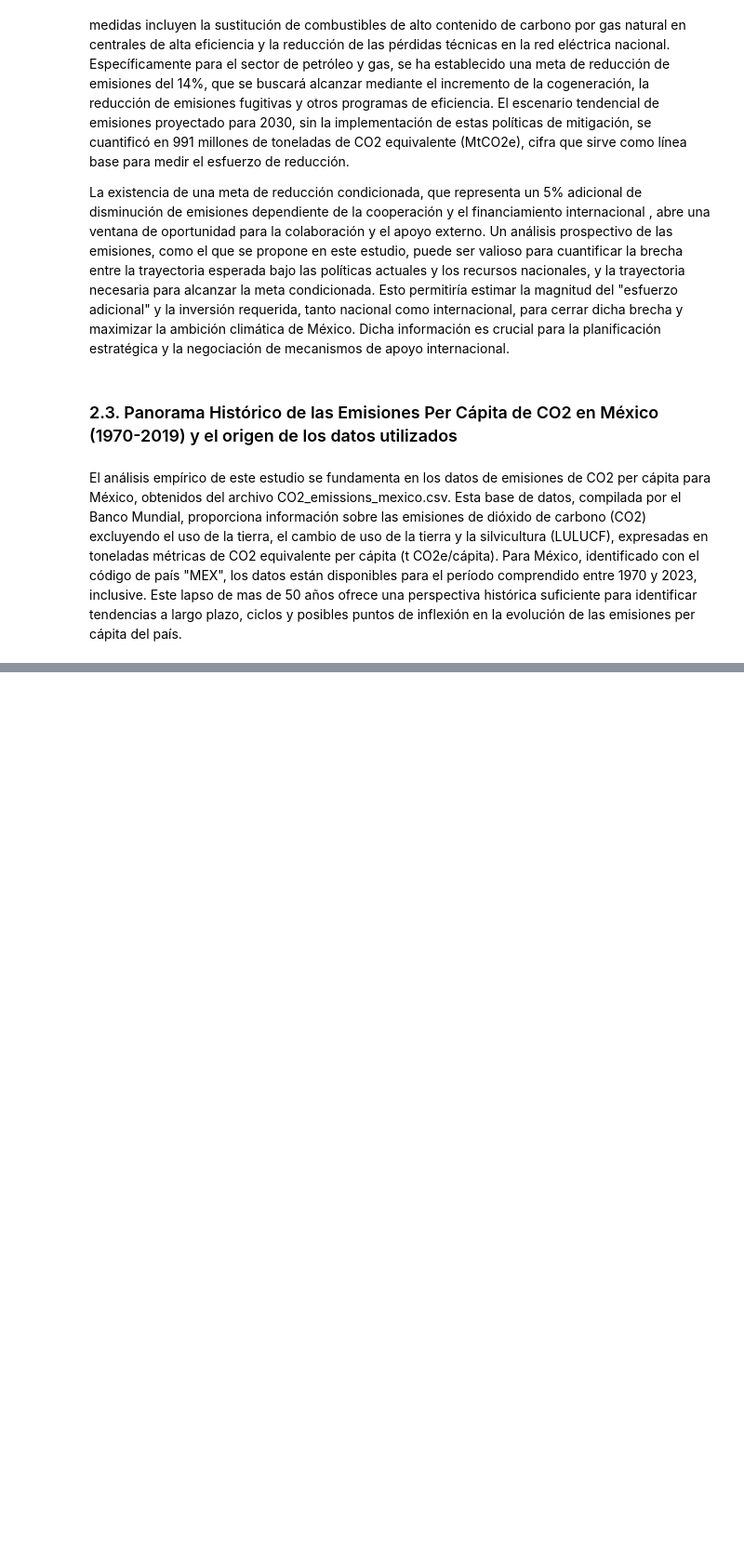
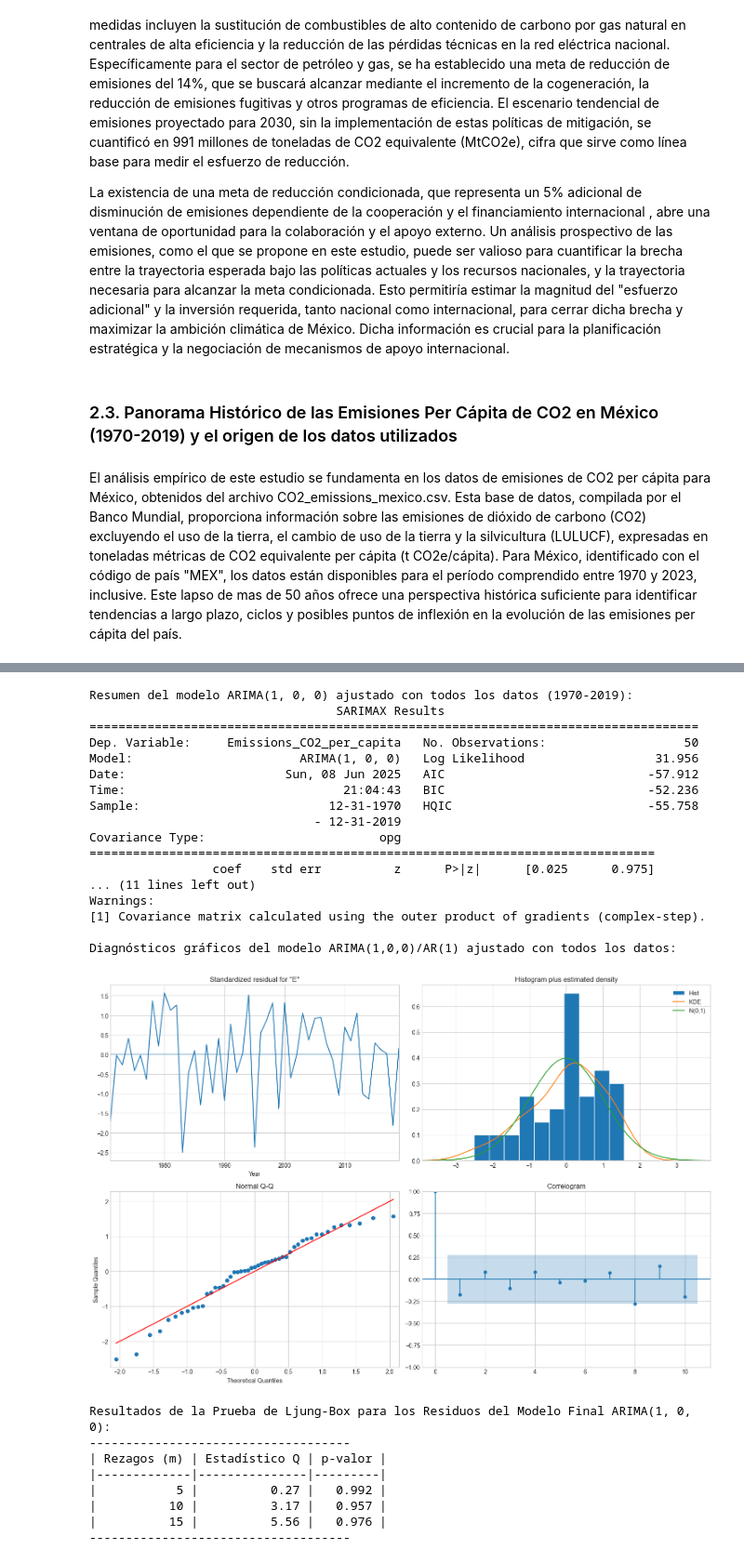
Before and after one commit to ClaudioGlez21/Pronosticar-para-Transformar, a Jupyter notebook: Pronosticar para Transformar.ipynb, the cells around one changed output, grey strips where cells are left out. Shown at 93% size. Drawn from its saved outputs; the diff is of its cells as text; code cells hidden in the pictures; blank space fills up the shorter version.

```diff
--- a/Pronosticar para Transformar.ipynb
+++ b/Pronosticar para Transformar.ipynb
@@ -580,0 +398,63 @@ No se ha seleccionado un mejor modelo para la generación de pronósticos.
+# %%
+from statsmodels.stats.diagnostic import acorr_ljungbox
+#Ajuste del modelo
+target_series_full = df_mexico_series['Emissions_CO2_per_capita']
+final_model_full_data = ARIMA(target_series_full, order=selected_order_for_eval, enforce_stationarity=False, enforce_invertibility=False)
+final_model_fit_full_data = final_model_full_data.fit()
+print(f"\nResumen del modelo ARIMA{selected_order_for_eval} ajustado con todos los datos (1970-2019):")
+print(final_model_fit_full_data.summary())
+
+# Análisis de residuos del modelo final ajustado con todos los datos
+residuals_full_data = final_model_fit_full_data.resid
+print("\nDiagnósticos gráficos del modelo ARIMA(1,0,0)/AR(1) ajustado con todos los datos:")
+final_model_fit_full_data.plot_diagnostics(figsize=(15, 10))
+plt.tight_layout()
+plt.show()
+
+# Prueba de Ljung-Box para los residuos del modelo final
+lags_lb_final = [5, 10, 15]  # Corregido: definir los rezagos a evaluar
+p, d, q = selected_order_for_eval
+df_ljungbox = p + q
+
+ljung_box_results_final = acorr_ljungbox(residuals_full_data, lags=lags_lb_final, model_df=df_ljungbox)
+
+print(f"\nResultados de la Prueba de Ljung-Box para los Residuos del Modelo Final ARIMA{selected_order_for_eval}:")
+print("------------------------------------")
+print("| Rezagos (m) | Estadístico Q | p-valor |")
+print("|-------------|---------------|---------|")
+
+# El DataFrame de Ljung-Box tiene 'lb_stat' y 'lb_pvalue' como nombres de columna
+# Iterar sobre los rezagos especificados en lags_lb_final
+for i in range(len(lags_lb_final)):
+    lag_val = lags_lb_final[i]  # El valor del rezago
+    q_stat = ljung_box_results_final.iloc[i]['lb_stat']
+    p_val = ljung_box_results_final.iloc[i]['lb_pvalue']
+    print(f"| {lag_val:11} | {q_stat:13.2f} | {p_val:7.3f} |")
+print("------------------------------------")
+# %% [output]
+Resumen del modelo ARIMA(1, 0, 0) ajustado con todos los datos (1970-2019):
+                                  SARIMAX Results
+====================================================================================
+Dep. Variable:     Emissions_CO2_per_capita   No. Observations:                   50
+Model:                       ARIMA(1, 0, 0)   Log Likelihood                  31.956
+Date:                      Sun, 08 Jun 2025   AIC                            -57.912
+Time:                              21:04:43   BIC                            -52.236
+Sample:                          12-31-1970   HQIC                           -55.758
+                               - 12-31-2019
+Covariance Type:                        opg
+==============================================================================
+                 coef    std err          z      P>|z|      [0.025      0.975]
+... (11 lines left out)
+Warnings:
+[1] Covariance matrix calculated using the outer product of gradients (complex-step).
+
+Diagnósticos gráficos del modelo ARIMA(1,0,0)/AR(1) ajustado con todos los datos:
+[figure, added]
+Resultados de la Prueba de Ljung-Box para los Residuos del Modelo Final ARIMA(1, 0, 0):
+------------------------------------
+| Rezagos (m) | Estadístico Q | p-valor |
+|-------------|---------------|---------|
+|           5 |          0.27 |   0.992 |
+|          10 |          3.17 |   0.957 |
+|          15 |          5.56 |   0.976 |
+------------------------------------
```
Also changed, not shown: parts of 51 cells of this notebook.
